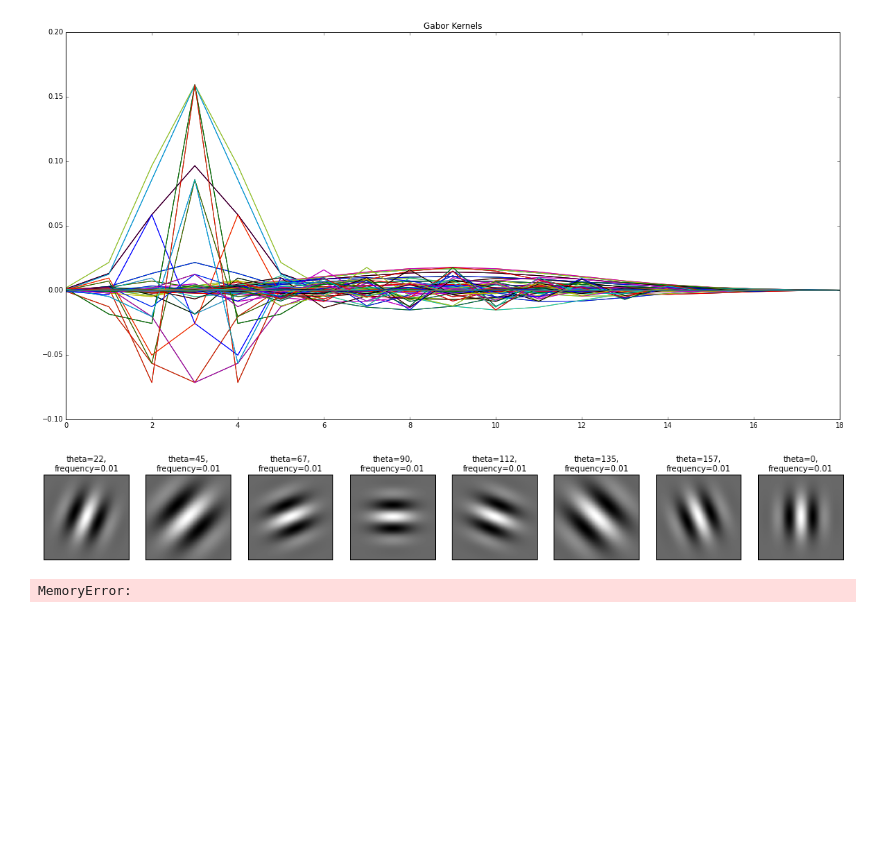
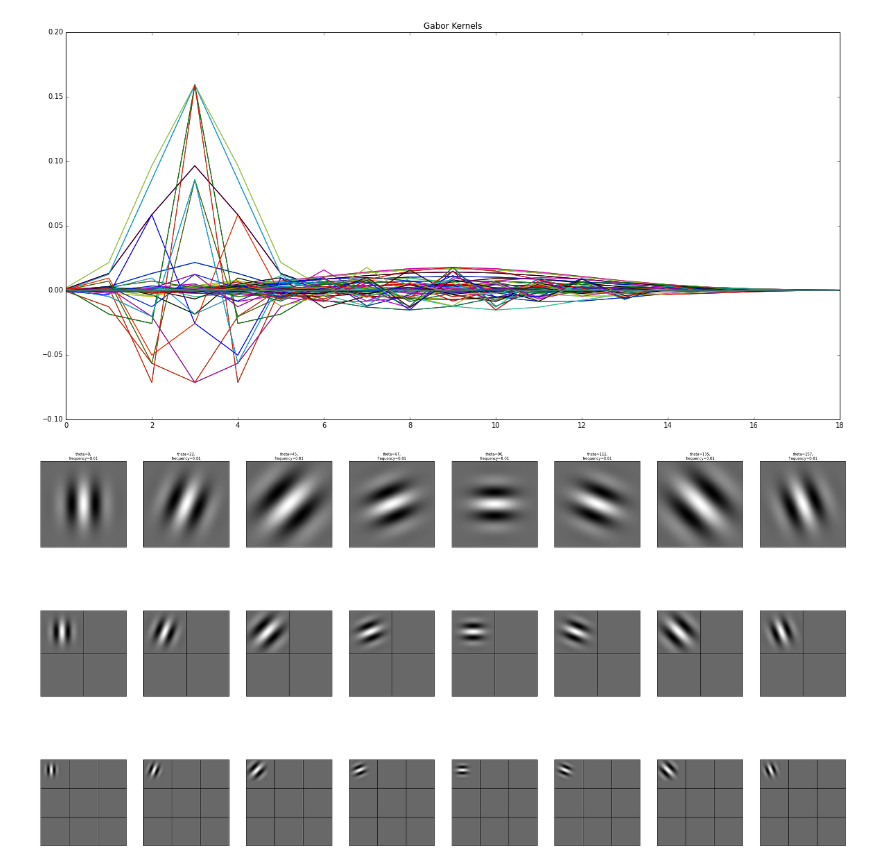
Before and after one commit to DeSistoNV/books, a Jupyter notebook: gabors_from_scratch.ipynb, the cells around one changed output. Cells and saved outputs as stored; diff of their text form; code cells hidden in the pictures; blank space fills up the shorter version.

Commit message:
gabors

```diff
--- a/gabors_from_scratch.ipynb
+++ b/gabors_from_scratch.ipynb
@@ -45,26 +46,54 @@ for theta in thetas:
         kernel_params.append(params)
         # Save kernel and the power image for each image
         results.append(kernel)
-# %%
-fig= plt.subplots(nrows=1, ncols=len(thetas), figsize=(18, 70))
-plt.gray()
-
-for label, kernel, i in zip(kernel_params, results,np.arange(len(kernels))):
-    ax = plt.subplot(1,len(thetas),i)
-    ax.imshow(np.real(kernel), interpolation='nearest')
-    ax.set_title(label, fontsize=10)
-    ax.set_xticks([])
-    ax.set_yticks([])
-# %% [output]
-[figure, removed]
+# %%
+# shitty function to make a smaller gabor
+def kernel_stacker(kernel,axislen=2):
+    stacked = np.real(kernel)
+    iters = int(np.ceil(np.log2(axislen)))
+    for i in xrange ( iters) :
+        stacked = np.hstack((stacked,np.zeros(stacked.shape)))
+        stacked = np.vstack((stacked,np.zeros(stacked.shape)))
+    return stacked
+# %%
+nrows = 3
+fig= plt.subplots(nrows=nrows, ncols=len(thetas), figsize=(40, nrows* 7))
+plt.gray()
+
+for label, kernel, i in zip(kernel_params, results,np.arange(len(kernels))):
+    ax = plt.subplot(3,len(thetas),i+1)
+    cax = ax.imshow(np.real(kernel), interpolation='nearest')
+    #cbar = colorbar(cax, ticks=[np.min(kernel), 0, np.max(kernel)], orientation='vertical')
+    ax.set_title(label, fontsize=10)
+    ax.set_xticks([])
+    ax.set_yticks([])
+    ay = plt.subplot(3,len(thetas),len(thetas) + i+1)
+    kstack = kernel_stacker(kernel)
+    ay.imshow(kstack,interpolation='nearest')
+    ay.set_xticks([kstack.shape[0] / 2])
+    ay.set_yticks([kstack.shape[0] / 2])
+    ay.grid()
+    ay.xaxis.set_ticklabels([])
+    ay.yaxis.set_ticklabels([])
+
+    ay.grid(which='major', axis='both',color='black',linestyle='-',linewidth=1)
+    ay = plt.subplot(3,len(thetas),len(thetas)*2 + i+1)
+    kstack = kernel_stacker(kernel,3)
+    ay.imshow(kstack,interpolation='nearest')
+    ay.set_xticks([kstack.shape[0] / 3,(kstack.shape[0] / 3)*2])
+    ay.set_yticks([kstack.shape[0] / 3,(kstack.shape[0] / 3)*2])
+    ay.grid()
+    ay.grid(which='major', axis='both',color='black',linestyle='-',linewidth=1)
+    ay.xaxis.set_ticklabels([])
+    ay.yaxis.set_ticklabels([])
+# %% [output]
+[figure, added]
 # %%
-def power(image, kernel):
+def normalize_and_apply_gabor(image, kernel):
     # Normalize images for better comparison.
     image = (image - image.mean()) / image.std()
     return np.sqrt(nd.convolve(image, np.real(kernel), mode='wrap')**2 +
                    nd.convolve(image, np.imag(kernel), mode='wrap')**2)
-
-new = np.zeros((300,300),dtype='float')
-imshow(power(new,results[0]))
+def bw(img):
+    from skimage.color import rgb2gray
+    return imresize(rgb2gray(img),(300,300))
-# %% [output]
-MemoryError:
```
Also changed, not shown: parts of 2 cells of this notebook.
